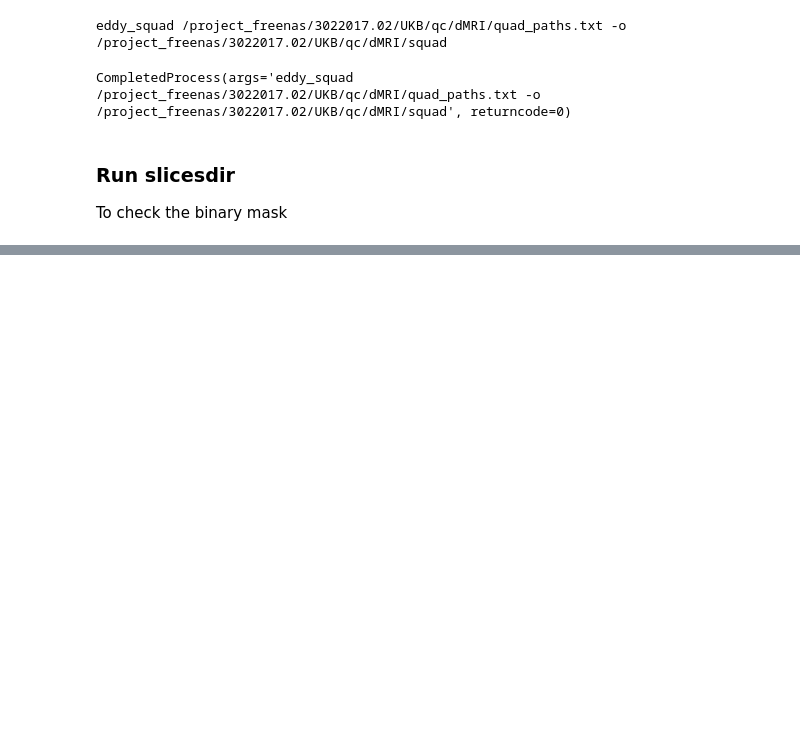
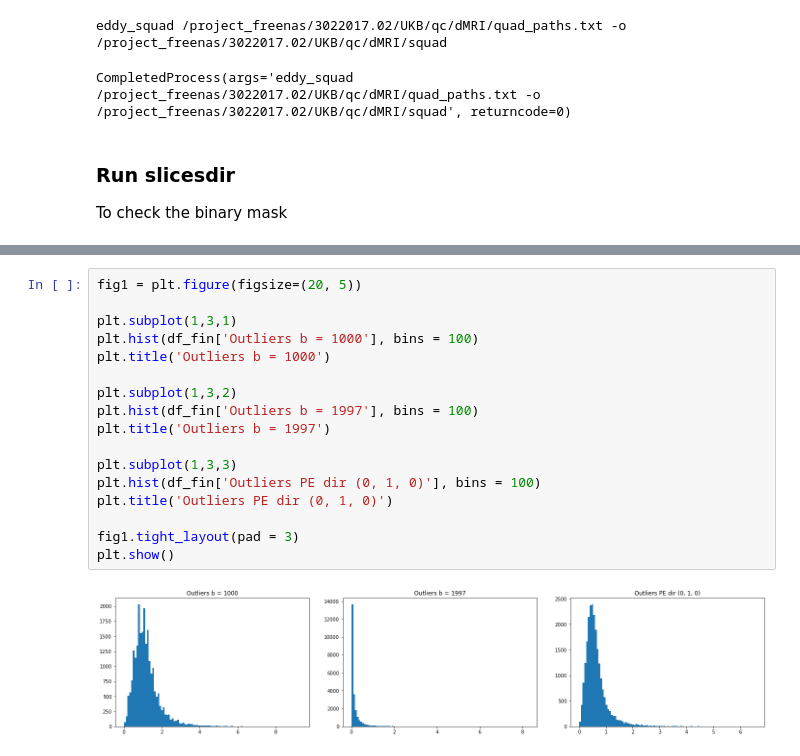
Before and after one commit to ramonacirstian/Diffusion, a Jupyter notebook: dmri_qc_ukb.ipynb, the cells around one changed output, grey strips where cells are left out. Cells and saved outputs as stored; diff of their text form; blank space fills up the shorter version.

```diff
--- a/dmri_qc_ukb.ipynb
+++ b/dmri_qc_ukb.ipynb
@@ -202,0 +321,19 @@ CompletedProcess(args='slicesdir -o /project_freenas/3022017.02/UKB/subjects/100
+# %%
+fig1 = plt.figure(figsize=(20, 5))
+
+plt.subplot(1,3,1)
+plt.hist(df_fin['Outliers b = 1000'], bins = 100)
+plt.title('Outliers b = 1000')
+
+plt.subplot(1,3,2)
+plt.hist(df_fin['Outliers b = 1997'], bins = 100)
+plt.title('Outliers b = 1997')
+
+plt.subplot(1,3,3)
+plt.hist(df_fin['Outliers PE dir (0, 1, 0)'], bins = 100)
+plt.title('Outliers PE dir (0, 1, 0)')
+
+fig1.tight_layout(pad = 3)
+plt.show()
+# %% [output]
+[figure, added]
```
Also changed, not shown: parts of 15 cells of this notebook.
